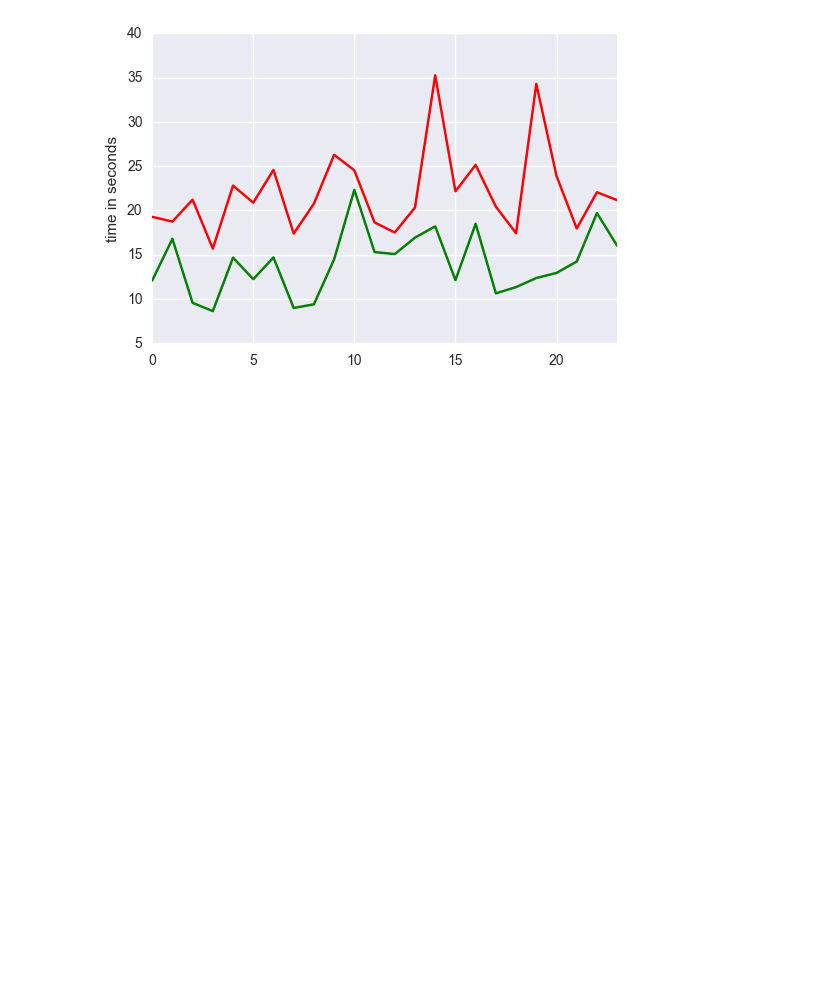
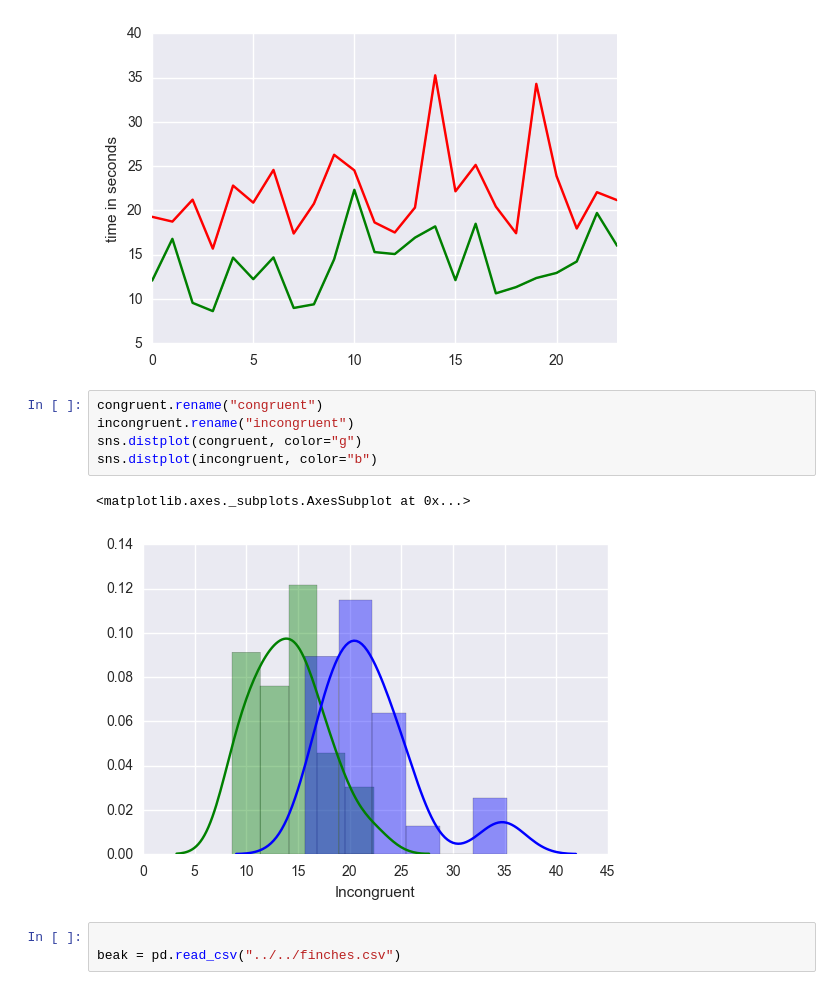
Before and after one commit to lambdaAgent/Data-Analyst-Nanodegree, a Jupyter notebook: 01_Test_A_Perceptual_Phenomenon/Project01_Test_A_Perceptual_Phenomenon.ipynb, the cells around one changed output. Saved outputs shown, nothing was run; the diff lists cells and outputs as text; blank space fills up the shorter version.

```diff
--- a/01_Test_A_Perceptual_Phenomenon/Project01_Test_A_Perceptual_Phenomenon.ipynb
+++ b/01_Test_A_Perceptual_Phenomenon/Project01_Test_A_Perceptual_Phenomenon.ipynb
@@ -78,3 +78,14 @@ sns.tsplot(data=incongruent,color="r")
 # %% [output]
 <matplotlib.axes._subplots.AxesSubplot at 0x...>
 [figure]
+# %%
+congruent.rename("congruent")
+incongruent.rename("incongruent")
+sns.distplot(congruent, color="g")
+sns.distplot(incongruent, color="b")
+# %% [output]
+<matplotlib.axes._subplots.AxesSubplot at 0x...>
+[figure, added]
+# %%
+
+beak = pd.read_csv("../../finches.csv")
```
Also changed, not shown: parts of 3 cells of this notebook.
